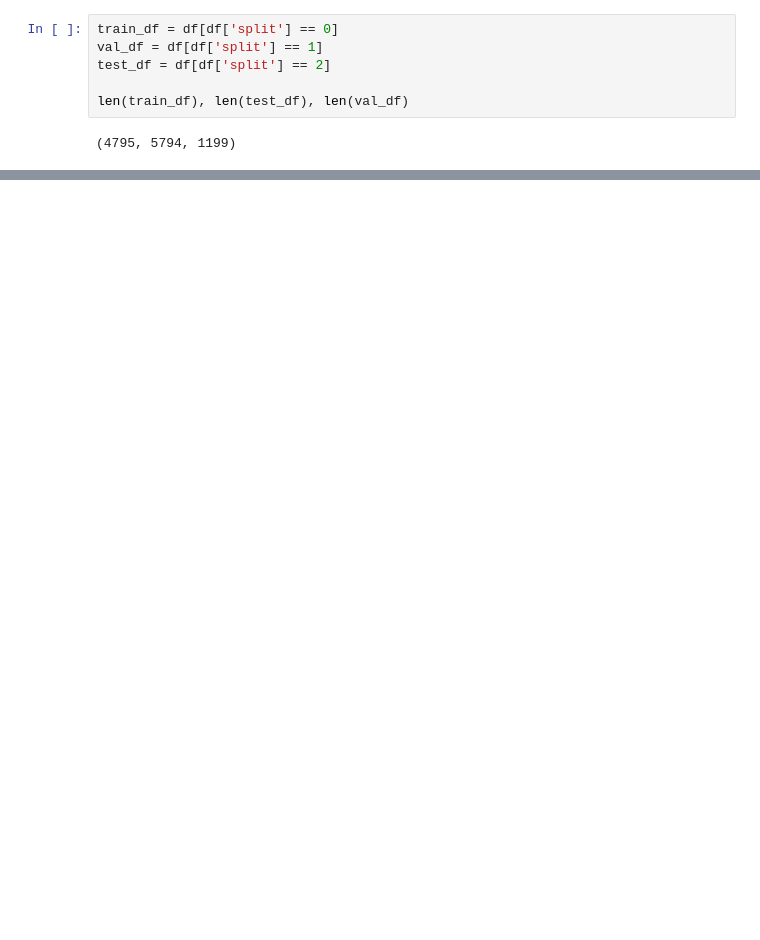
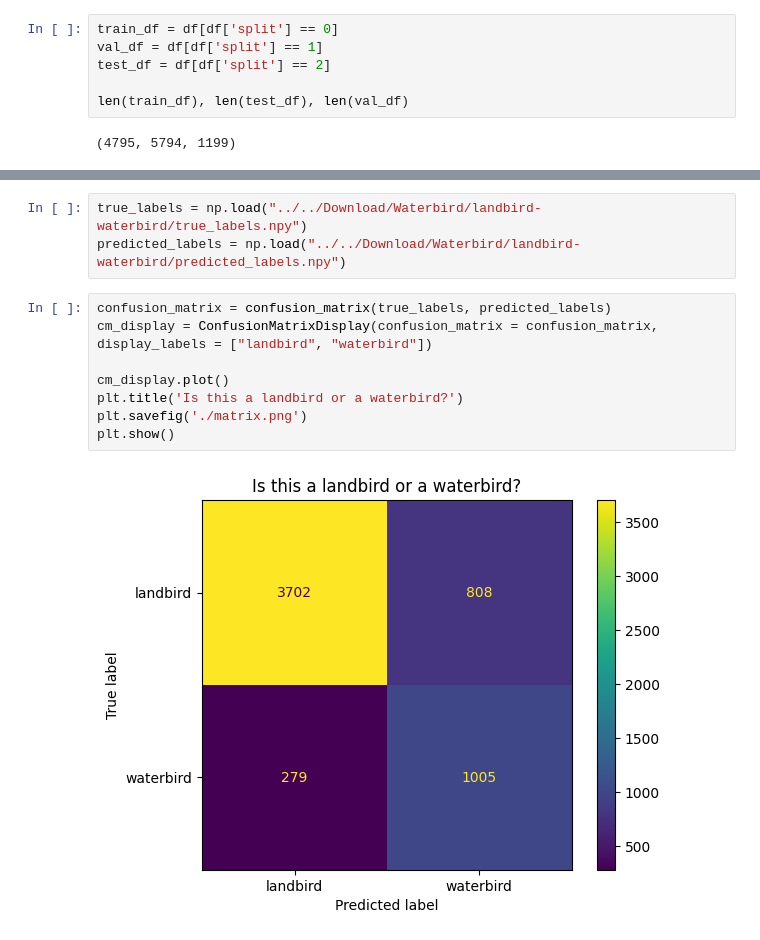
Before and after one commit to AtiqurRahmanAni/ml-algos, a Jupyter notebook: Waterbird_dataset.ipynb, the cells around one changed output, grey strips where cells are left out. Drawn from its saved outputs; the diff is of its cells as text; blank space fills up the shorter version.

```diff
--- a/Waterbird_dataset.ipynb
+++ b/Waterbird_dataset.ipynb
@@ -25,0 +80,13 @@ for idx, row in test_df.iterrows():
+# %%
+true_labels = np.load("../../Download/Waterbird/landbird-waterbird/true_labels.npy")
+predicted_labels = np.load("../../Download/Waterbird/landbird-waterbird/predicted_labels.npy")
+# %%
+confusion_matrix = confusion_matrix(true_labels, predicted_labels)
+cm_display = ConfusionMatrixDisplay(confusion_matrix = confusion_matrix, display_labels = ["landbird", "waterbird"])
+
+cm_display.plot()
+plt.title('Is this a landbird or a waterbird?')
+plt.savefig('./matrix.png')
+plt.show()
+# %% [output]
+[figure, added]
```
Also changed, not shown: parts of 10 cells of this notebook, 4 other files.
